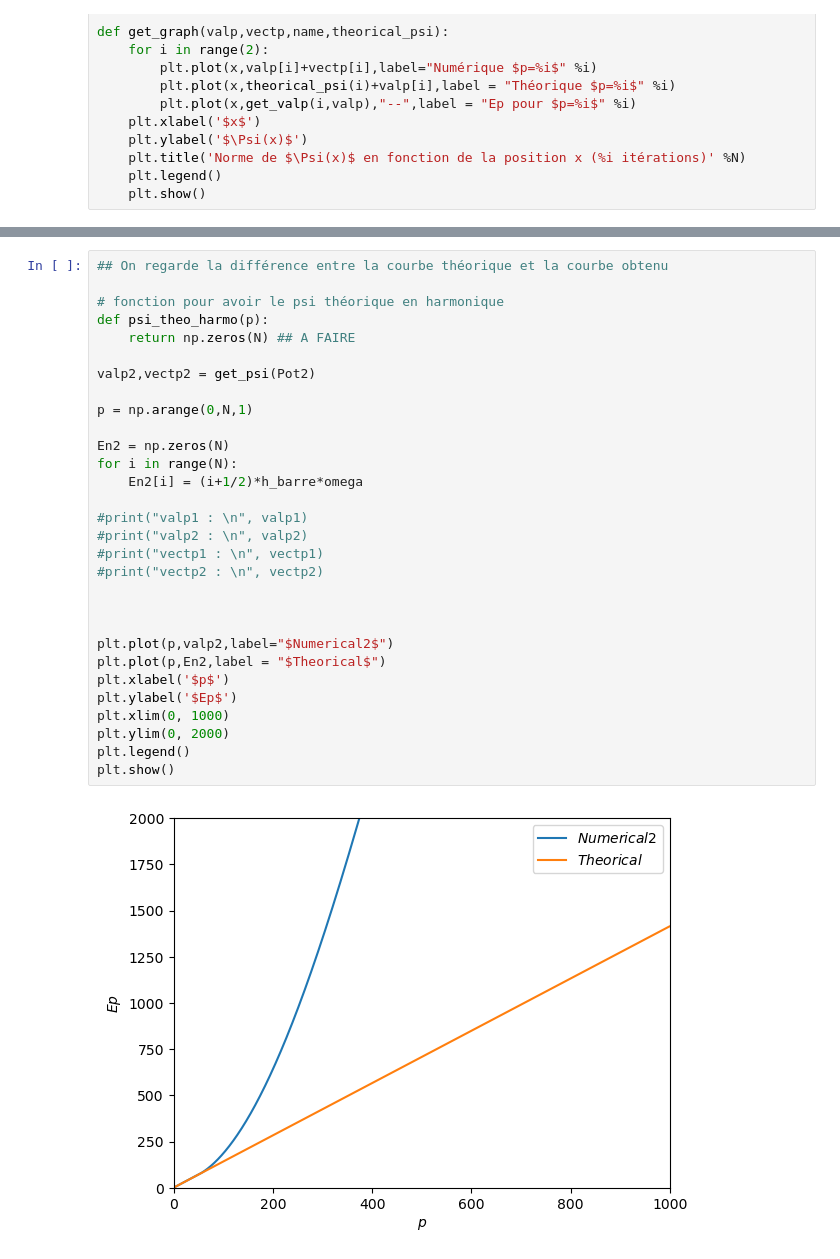
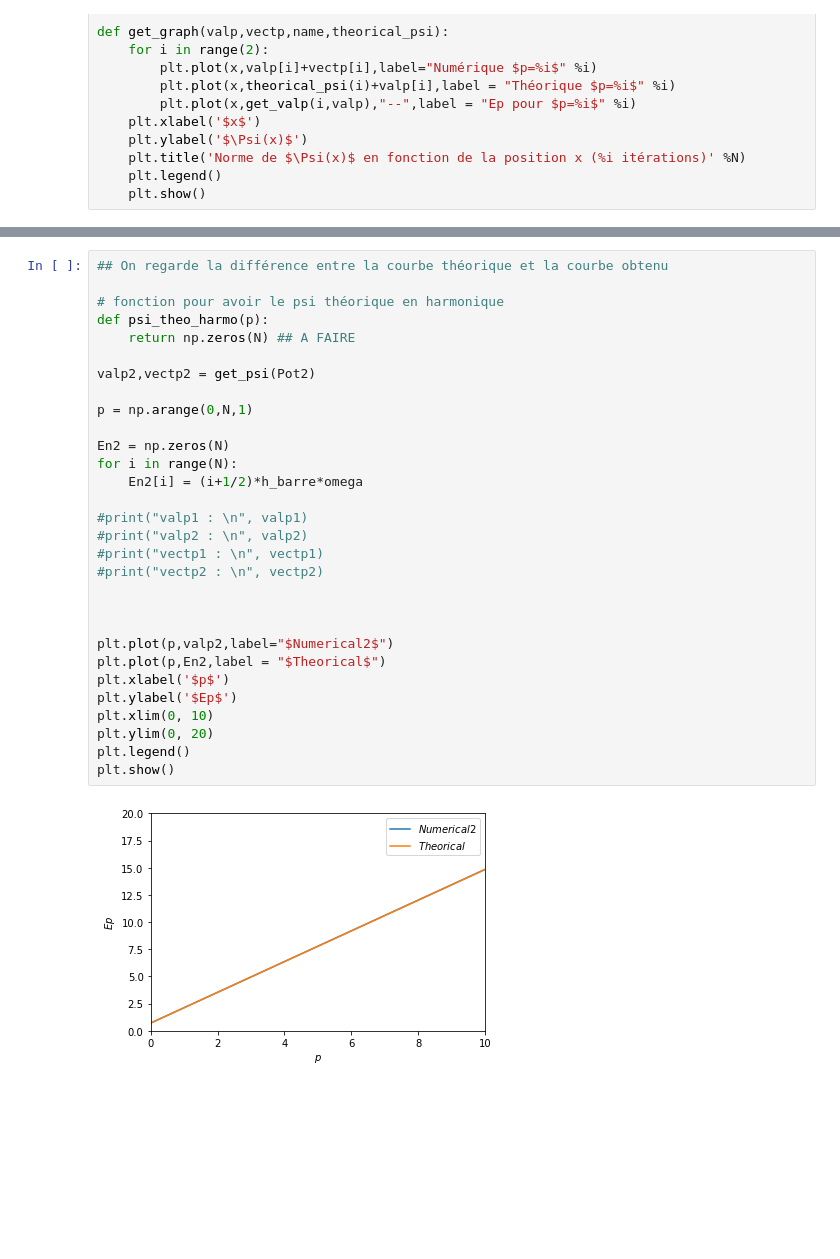
Before and after one commit to lucasboistay/shrodinger_simulation, a Jupyter notebook: anto.ipynb, the cells around one changed output, grey strips where cells are left out. Saved outputs shown, nothing was run; the diff lists cells and outputs as text; blank space fills up the shorter version.

```diff
--- a/anto.ipynb
+++ b/anto.ipynb
@@ -164,35 +164,35 @@ get_graph(valp1,vectp1,"puit_infini",psi_theo)
 # %%
 ## On regarde la différence entre la courbe théorique et la courbe obtenu
 
 # fonction pour avoir le psi théorique en harmonique
 def psi_theo_harmo(p):
     return np.zeros(N) ## A FAIRE
 
 valp2,vectp2 = get_psi(Pot2)
 
 p = np.arange(0,N,1)
 
 En2 = np.zeros(N)
 for i in range(N):
     En2[i] = (i+1/2)*h_barre*omega
 
 #print("valp1 : \n", valp1)
 #print("valp2 : \n", valp2)
 #print("vectp1 : \n", vectp1)
 #print("vectp2 : \n", vectp2)
 
 
 
 plt.plot(p,valp2,label="$Numerical2$")
 plt.plot(p,En2,label = "$Theorical$")
 plt.xlabel('$p$')
 plt.ylabel('$Ep$')
-plt.xlim(0, 1000)
-plt.ylim(0, 2000)
+plt.xlim(0, 10)
+plt.ylim(0, 20)
 plt.legend()
 plt.show()
 # %% [output]
-[figure, old version]
+[figure, new version]
 # %%
 
 
```
Also changed, not shown: parts of 8 cells of this notebook, 1 other file.
